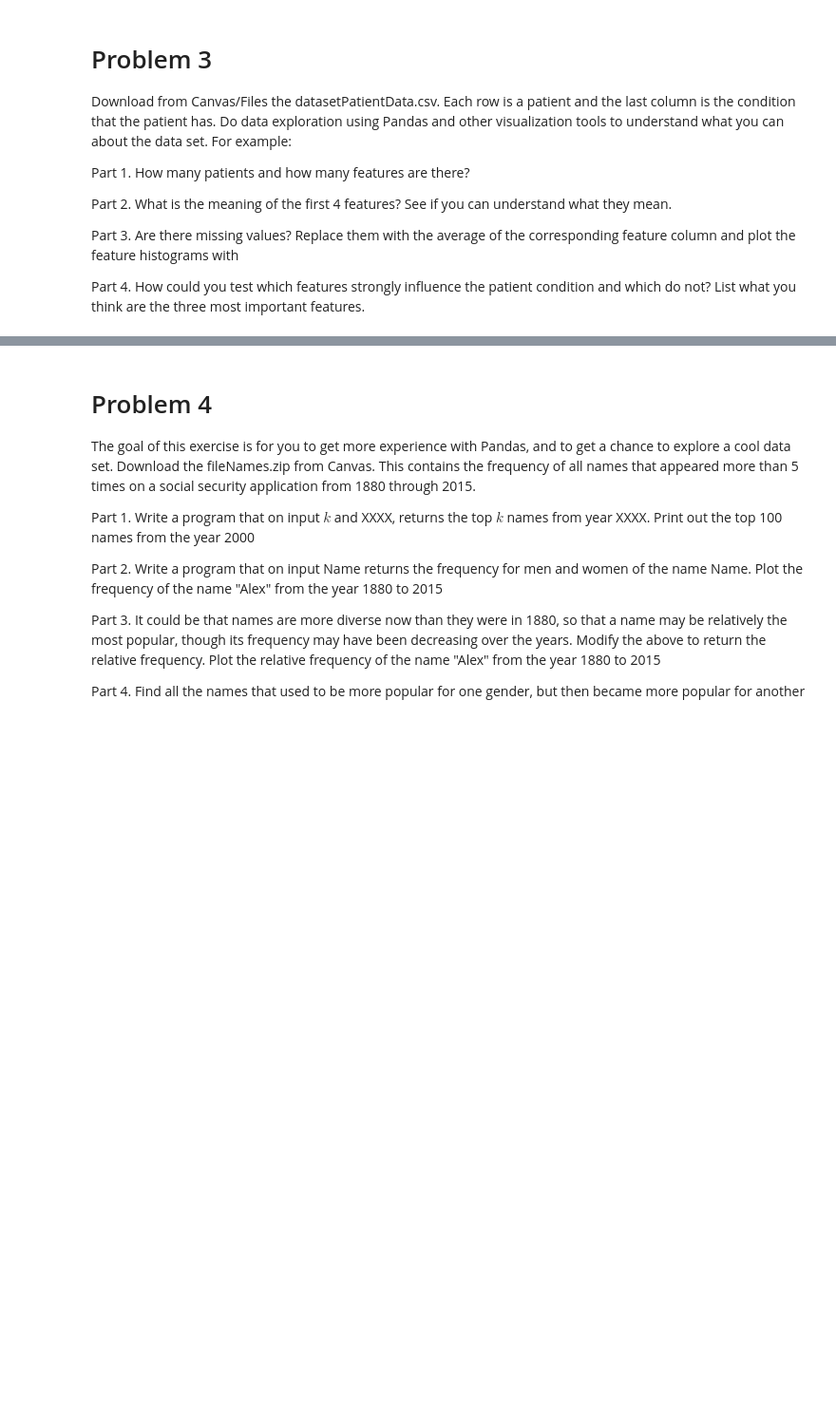
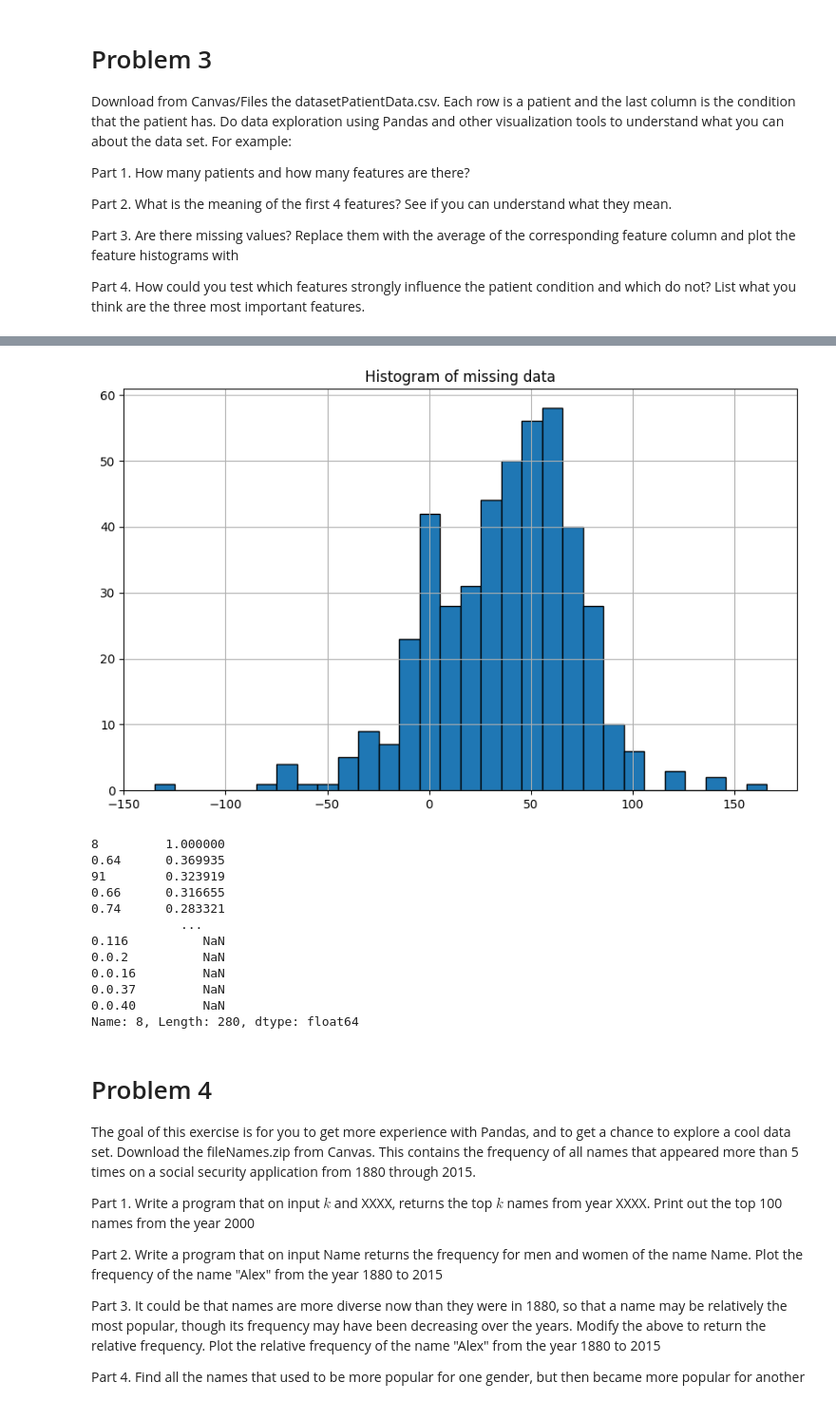
Before and after one commit to njoopelli/DataScienceLab1, a Jupyter notebook: Data_Science_Lab_1.ipynb, the cells around one changed output, grey strips where cells are left out. Shown at 95% size. Cells and saved outputs as stored; diff of their text form; code cells hidden in the pictures; blank space fills up the shorter version.

```diff
--- a/Data_Science_Lab_1.ipynb
+++ b/Data_Science_Lab_1.ipynb
@@ -129,3 +167,47 @@ Part 4.  How could you test which features strongly influence the patient condit
+# %%
+patients = pd.read_csv('/content/PatientData.csv', na_values='?')
+numpatients = len(patients)
+numpatients
+numfeatures = len(patients.columns)
+numfeatures
+
+column_name = patients.columns[12]
+
+column_mean = patients[column_name].mean()
+
+# Replace missing values with the mean
+patients[column_name].fillna(column_mean, inplace=True)
+
+# Save the updated dataframe back to a CSV file
+patients.to_csv('/content/PatientData.csv', index=False)
+
+plotdata = patients[column_name]
+
+plt.figure(figsize=(10, 6))
+plt.hist(plotdata, bins=30, edgecolor='black')  # Adjust the number of bins as needed
+plt.title(f'Histogram of missing data')
+plt.grid(True)
+plt.show()
+
+columns = patients.columns
+lastcolumn = columns[-1]
+correlations = patients.corr()[lastcolumn]
+sortcorrelations = correlations.abs().sort_values(ascending=False)
+print(sortcorrelations)
+# %% [output]
+[figure, added]
+8         1.000000
+0.64      0.369935
+91        0.323919
+0.66      0.316655
+0.74      0.283321
+            ...
+0.116          NaN
+0.0.2          NaN
+0.0.16         NaN
+0.0.37         NaN
+0.0.40         NaN
+Name: 8, Length: 280, dtype: float64
 # %% [markdown]
 # Problem 4
 
```
Also changed, not shown: parts of 7 cells of this notebook.
